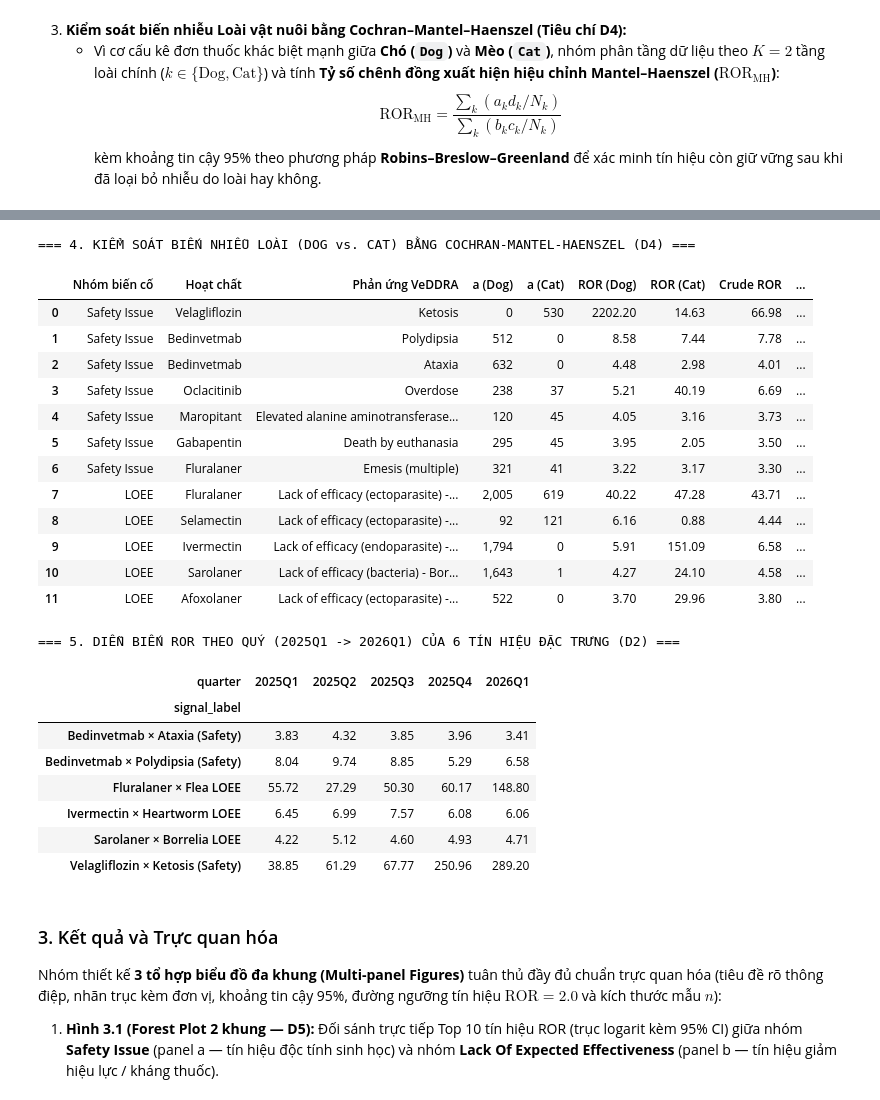
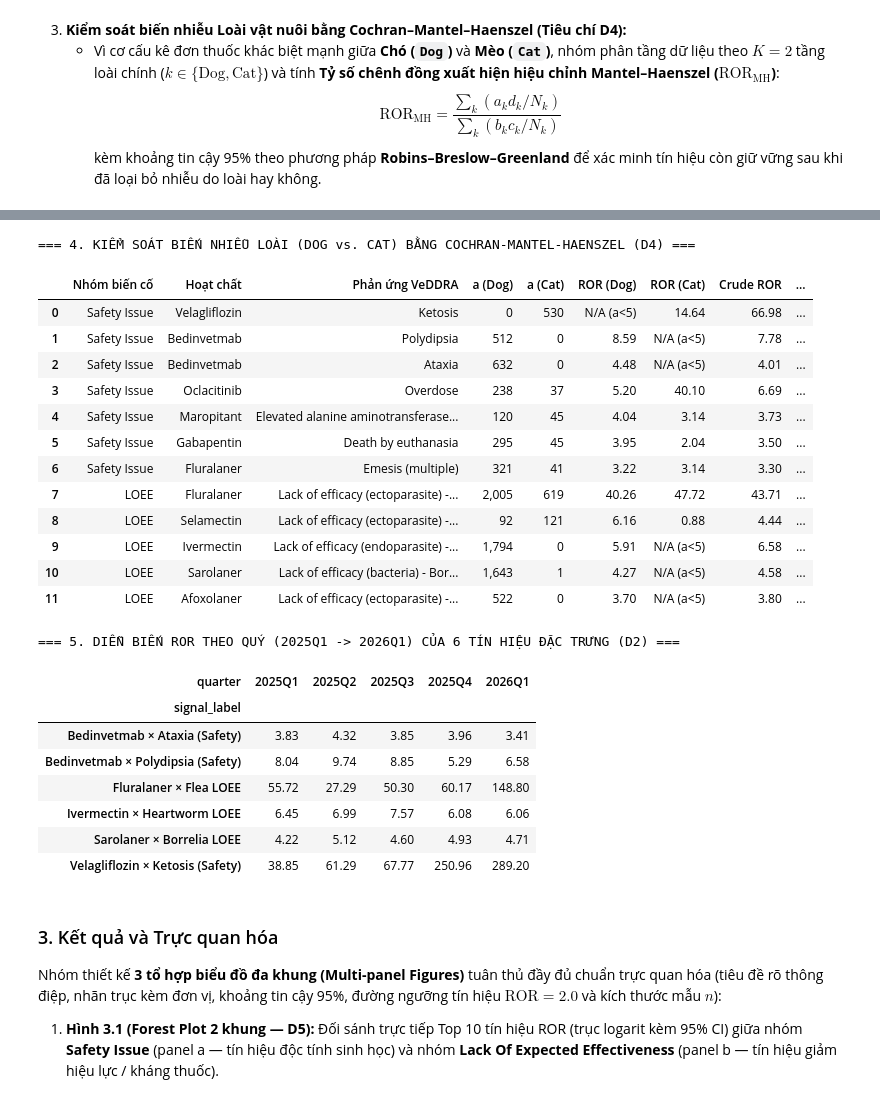
Before and after one commit to LeoTkiet/Prg4DS-G3, a Jupyter notebook: notebooks/02_q3_analysis.ipynb, the cells around one changed output, grey strips where cells are left out. Saved outputs shown, nothing was run; the diff lists cells and outputs as text; code cells hidden in the pictures.

```diff
--- a/notebooks/02_q3_analysis.ipynb
+++ b/notebooks/02_q3_analysis.ipynb
@@ -174,6 +174,8 @@ INGREDIENT_STRIP_RE = re.compile(
 INGREDIENT_ALIASES = {
     "Pzq": "Praziquantel",
     "Anti-Il31 Mab": "Lokivetmab",
+    "Recombinant E Coli Bl21": "Recombinant E. Coli (Bl21/Ecl19)",
+    "Recombinant E Coli Ecl19": "Recombinant E. Coli (Bl21/Ecl19)",
 }
 
 def canonicalize_ingredient(token: str) -> str:
@@ -516,10 +527,15 @@ def compute_mantel_haenszel_species(
             c_k = len((r_set & sp_ids) - e_set)
             d_k = N_k - a_k - b_k - c_k
             strat_a[sp] = a_k
-            ak, bk, ck, dk = a_k + 0.5, b_k + 0.5, c_k + 0.5, d_k + 0.5
-            Nk = float(N_k) + 2.0
-            strat_rors[sp] = (ak * dk) / (bk * ck)
 
+            # Chỉ tính ROR riêng từng tầng loài khi tầng đó có ít nhất 5 ca đồng xuất hiện và không có ô 0
+            if a_k >= 5 and min(a_k, b_k, c_k, d_k) > 0:
+                strat_rors[sp] = (float(a_k) * float(d_k)) / (float(b_k) * float(c_k))
+            else:
+                strat_rors[sp] = np.nan
+
+            # Công thức Cochran-Mantel-Haenszel chuẩn tính trực tiếp trên số đếm nguyên gốc (không cộng +0.5 vào tầng a_k=0)
+            ak, bk, ck, dk, Nk = float(a_k), float(b_k), float(c_k), float(d_k), float(N_k)
             R_k = (ak * dk) / Nk
             S_k = (bk * ck) / Nk
             P_k = (ak + dk) / Nk
@@ -581,13 +597,16 @@ for grp_name, sub_ids in [("Safety Issue", safety_ids_2025), ("LOEE", loee_ids_2
 mh_species_df = pd.concat(mh_results, ignore_index=True)
 print("=== 4. KIỂM SOÁT BIẾN NHIỄU LOÀI (DOG vs. CAT) BẰNG COCHRAN-MANTEL-HAENSZEL (D4) ===")
 display(
-    mh_species_df.style.format({
-        "a (Dog)": "{:,}", "a (Cat)": "{:,}",
-        "ROR (Dog)": "{:.2f}", "ROR (Cat)": "{:.2f}",
-        "Crude ROR": "{:.2f}", "Adjusted ROR_MH": "{:.2f}",
-        "95% CI_MH Low": "{:.2f}", "95% CI_MH High": "{:.2f}",
-        "Lệch do nhiễu loài (%)": "{:+.1f}%"
-    })
+    mh_species_df.style.format(
+        {
+            "a (Dog)": "{:,}", "a (Cat)": "{:,}",
+            "ROR (Dog)": "{:.2f}", "ROR (Cat)": "{:.2f}",
+            "Crude ROR": "{:.2f}", "Adjusted ROR_MH": "{:.2f}",
+            "95% CI_MH Low": "{:.2f}", "95% CI_MH High": "{:.2f}",
+            "Lệch do nhiễu loài (%)": "{:+.1f}%"
+        },
+        na_rep="N/A (a<5)",
+    )
 )
 
 # 2. Theo dõi độ ổn định tín hiệu ROR qua 5 quý liên tiếp 2025Q1 -> 2026Q1 (Tiêu chí D2)
@@ -618,45 +637,45 @@ for q_code in ("2025q1", "2025q2", "2025q3", "2025q4", "2026q1"):
         q_ids = set(rep_5q.loc[(rep_5q["quarter"] == q_code) & (rep_5q["event_category"] == cat_name), KEY])
         e_q = set(rep_ing_5q.loc[rep_ing_5q[KEY].isin(q_ids) & (rep_ing_5q["ingredient"] == ing_name), KEY])
         r_q = set(rep_rea_5q.loc[rep_rea_5q[KEY].isin(q_ids) & (rep_rea_5q["veddra_term_name"] == rea_name), KEY])
         valid_q = set(rep_ing_5q.loc[rep_ing_5q[KEY].isin(q_ids), KEY]) & set(rep_rea_5q.loc[rep_rea_5q[KEY].isin(q_ids), KEY])
         e_q &= valid_q
         r_q &= valid_q
         N_q = len(valid_q)
         a_q = len(e_q & r_q)
         b_q = len(e_q - r_q)
         c_q = len(r_q - e_q)
         d_q = N_q - a_q - b_q - c_q
         aq, bq, cq, dq = (a_q + 0.5, b_q + 0.5, c_q + 0.5, d_q + 0.5) if min(a_q, b_q, c_q, d_q) == 0 else (float(a_q), float(b_q), float(c_q), float(d_q))
         ror_q = (aq * dq) / (bq * cq)
         se_q = np.sqrt(1.0 / aq + 1.0 / bq + 1.0 / cq + 1.0 / dq)
         q_trend_rows.append({
             "quarter": q_code.upper(),
             "signal_label": short_lbl,
             "a": a_q,
             "ROR": ror_q,
             "CI_low": np.exp(np.log(ror_q) - 1.96 * se_q),
             "CI_high": np.exp(np.log(ror_q) + 1.96 * se_q),
         })
 
 q3_temporal_df = pd.DataFrame(q_trend_rows)
 q3_pivot_time = q3_temporal_df.pivot(index="signal_label", columns="quarter", values="ROR")
 print("\n=== 5. DIỄN BIẾN ROR THEO QUÝ (2025Q1 -> 2026Q1) CỦA 6 TÍN HIỆU ĐẶC TRƯNG (D2) ===")
 display(q3_pivot_time.style.format("{:.2f}"))
 # %% [output]
 === 4. KIỂM SOÁT BIẾN NHIỄU LOÀI (DOG vs. CAT) BẰNG COCHRAN-MANTEL-HAENSZEL (D4) ===
 |  | Nhóm biến cố | Hoạt chất | Phản ứng VeDDRA | a (Dog) | a (Cat) | ROR (Dog) | ROR (Cat) | Crude ROR | ... |
-| 0 | Safety Issue | Velagliflozin | Ketosis | 0 | 530 | 2202.20 | 14.63 | 66.98 | ... |
-| 1 | Safety Issue | Bedinvetmab | Polydipsia | 512 | 0 | 8.58 | 7.44 | 7.78 | ... |
-| 2 | Safety Issue | Bedinvetmab | Ataxia | 632 | 0 | 4.48 | 2.98 | 4.01 | ... |
-| 3 | Safety Issue | Oclacitinib | Overdose | 238 | 37 | 5.21 | 40.19 | 6.69 | ... |
-| 4 | Safety Issue | Maropitant | Elevated alanine aminotransferase... | 120 | 45 | 4.05 | 3.16 | 3.73 | ... |
-| 5 | Safety Issue | Gabapentin | Death by euthanasia | 295 | 45 | 3.95 | 2.05 | 3.50 | ... |
-| 6 | Safety Issue | Fluralaner | Emesis (multiple) | 321 | 41 | 3.22 | 3.17 | 3.30 | ... |
-| 7 | LOEE | Fluralaner | Lack of efficacy (ectoparasite) -... | 2,005 | 619 | 40.22 | 47.28 | 43.71 | ... |
+| 0 | Safety Issue | Velagliflozin | Ketosis | 0 | 530 | N/A (a<5) | 14.64 | 66.98 | ... |
+| 1 | Safety Issue | Bedinvetmab | Polydipsia | 512 | 0 | 8.59 | N/A (a<5) | 7.78 | ... |
+| 2 | Safety Issue | Bedinvetmab | Ataxia | 632 | 0 | 4.48 | N/A (a<5) | 4.01 | ... |
+| 3 | Safety Issue | Oclacitinib | Overdose | 238 | 37 | 5.20 | 40.10 | 6.69 | ... |
+| 4 | Safety Issue | Maropitant | Elevated alanine aminotransferase... | 120 | 45 | 4.04 | 3.14 | 3.73 | ... |
+| 5 | Safety Issue | Gabapentin | Death by euthanasia | 295 | 45 | 3.95 | 2.04 | 3.50 | ... |
+| 6 | Safety Issue | Fluralaner | Emesis (multiple) | 321 | 41 | 3.22 | 3.14 | 3.30 | ... |
+| 7 | LOEE | Fluralaner | Lack of efficacy (ectoparasite) -... | 2,005 | 619 | 40.26 | 47.72 | 43.71 | ... |
 | 8 | LOEE | Selamectin | Lack of efficacy (ectoparasite) -... | 92 | 121 | 6.16 | 0.88 | 4.44 | ... |
-| 9 | LOEE | Ivermectin | Lack of efficacy (endoparasite) -... | 1,794 | 0 | 5.91 | 151.09 | 6.58 | ... |
-| 10 | LOEE | Sarolaner | Lack of efficacy (bacteria) - Bor... | 1,643 | 1 | 4.27 | 24.10 | 4.58 | ... |
-| 11 | LOEE | Afoxolaner | Lack of efficacy (ectoparasite) -... | 522 | 0 | 3.70 | 29.96 | 3.80 | ... |
+| 9 | LOEE | Ivermectin | Lack of efficacy (endoparasite) -... | 1,794 | 0 | 5.91 | N/A (a<5) | 6.58 | ... |
+| 10 | LOEE | Sarolaner | Lack of efficacy (bacteria) - Bor... | 1,643 | 1 | 4.27 | N/A (a<5) | 4.58 | ... |
+| 11 | LOEE | Afoxolaner | Lack of efficacy (ectoparasite) -... | 522 | 0 | 3.70 | N/A (a<5) | 3.80 | ... |
 === 5. DIỄN BIẾN ROR THEO QUÝ (2025Q1 -> 2026Q1) CỦA 6 TÍN HIỆU ĐẶC TRƯNG (D2) ===
 | quarter | 2025Q1 | 2025Q2 | 2025Q3 | 2025Q4 | 2026Q1 |
 | signal_label |  |  |  |  |  |
```
Also changed, not shown: parts of 4 cells of this notebook.
